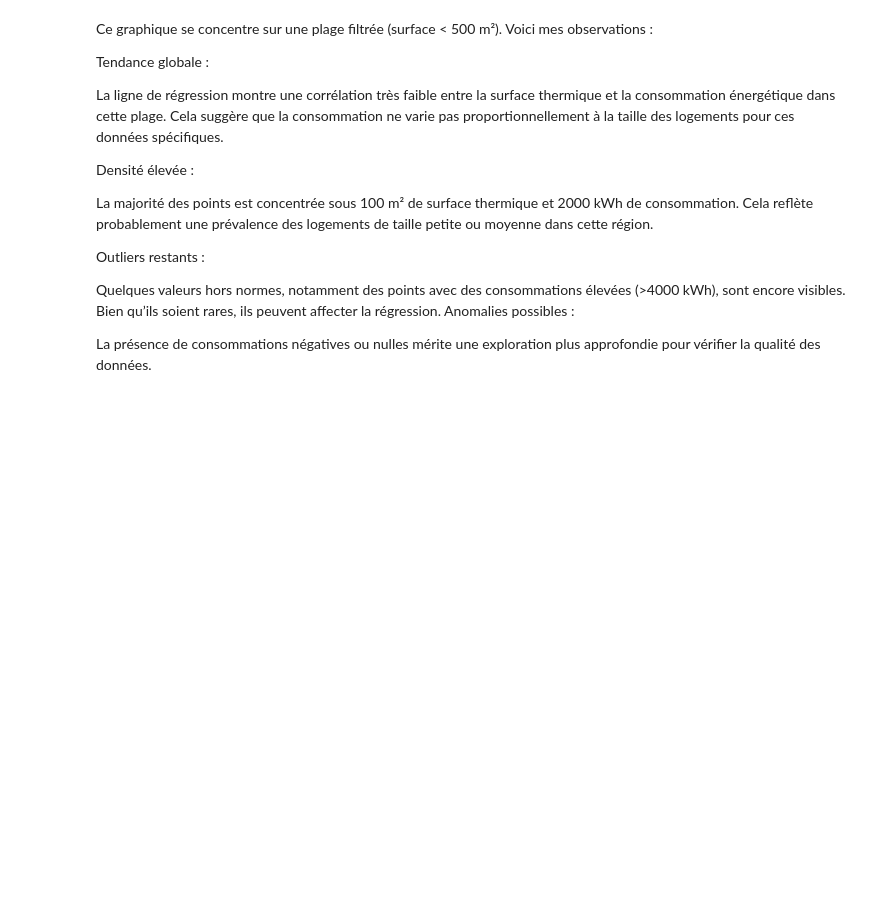
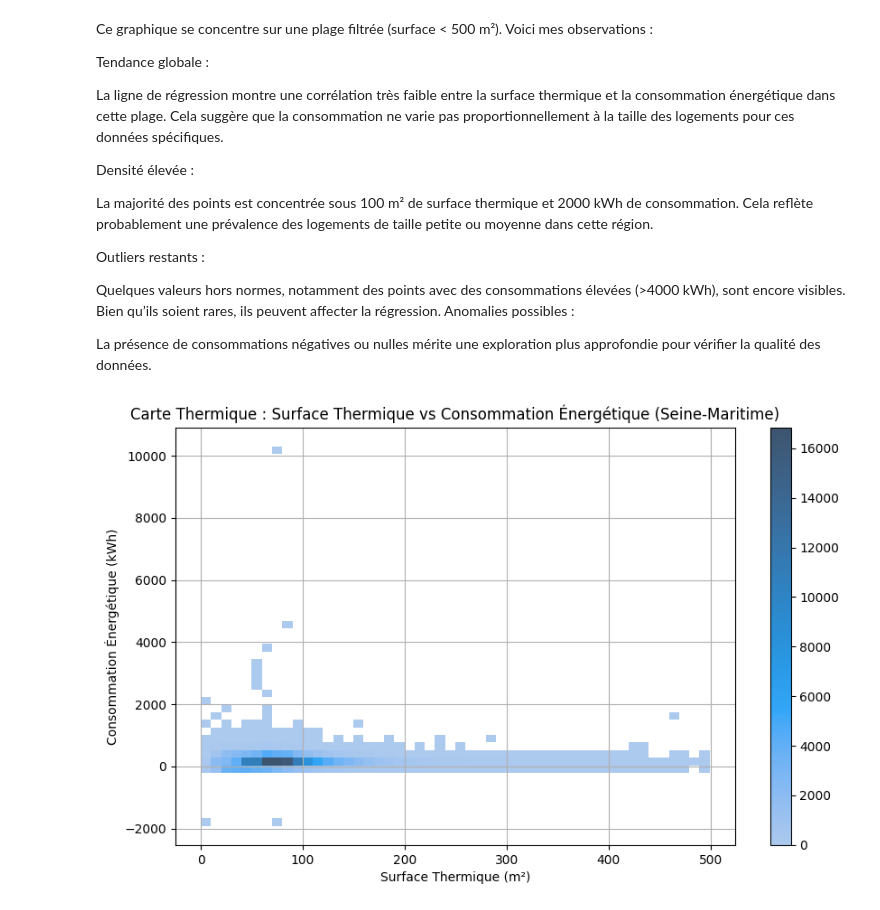
Before and after one commit to hawdgeal/transition-energetique-76, a Jupyter notebook: exploration/analyse_finale.ipynb, the cells around one changed output. Cells and saved outputs as stored; diff of their text form; code cells hidden in the pictures; blank space fills up the shorter version.

```diff
--- a/exploration/analyse_finale.ipynb
+++ b/exploration/analyse_finale.ipynb
@@ -173,3 +173,14 @@ Quelques valeurs hors normes, notamment des points avec des consommations élev
 Anomalies possibles :
 
 La présence de consommations négatives ou nulles mérite une exploration plus approfondie pour vérifier la qualité des données.
+# %%
+# Heatmap de densité (histogramme bivarié)
+plt.figure(figsize=(10, 6))
+sns.histplot(data=df_filtered, x='surface_thermique_lot', y='consommation_energie', bins=50, pmax=0.9, cbar=True)
+plt.title('Carte Thermique : Surface Thermique vs Consommation Énergétique (Seine-Maritime)')
+plt.xlabel('Surface Thermique (m²)')
+plt.ylabel('Consommation Énergétique (kWh)')
+plt.grid(True)
+plt.show()
+# %% [output]
+[figure, added]
```
Also changed, not shown: parts of 3 cells of this notebook.
